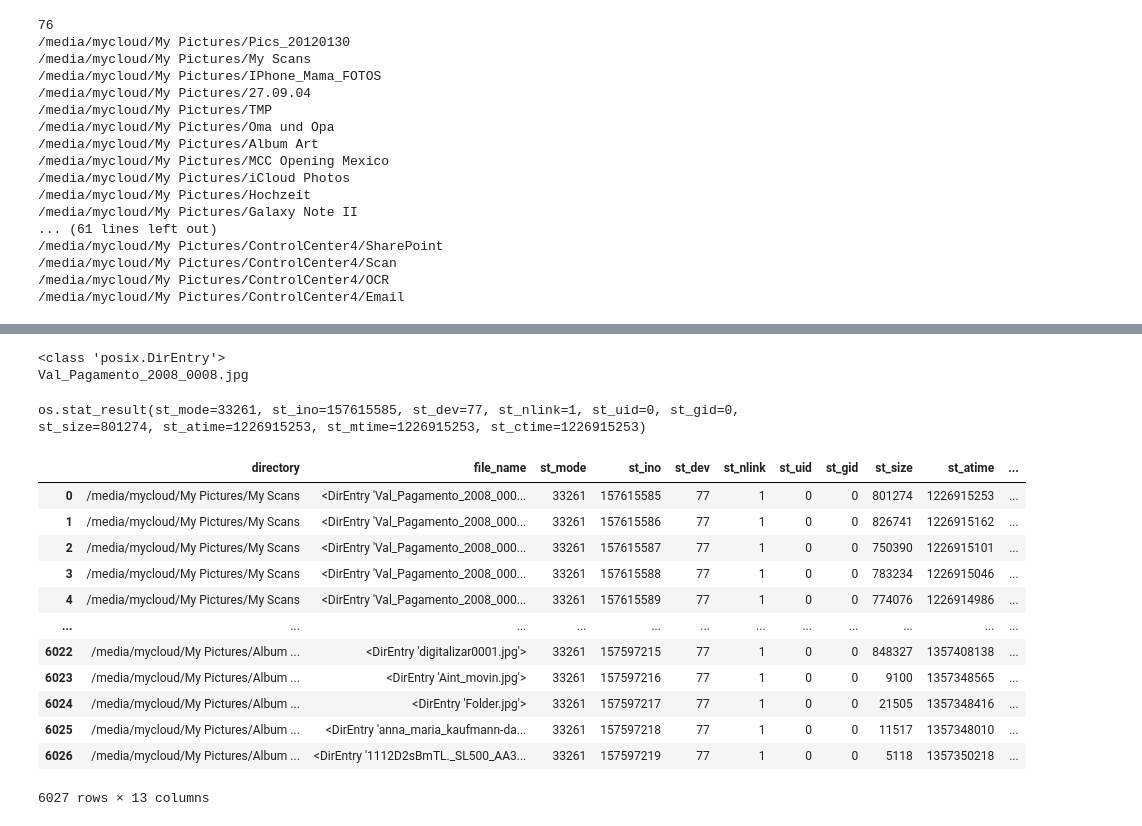
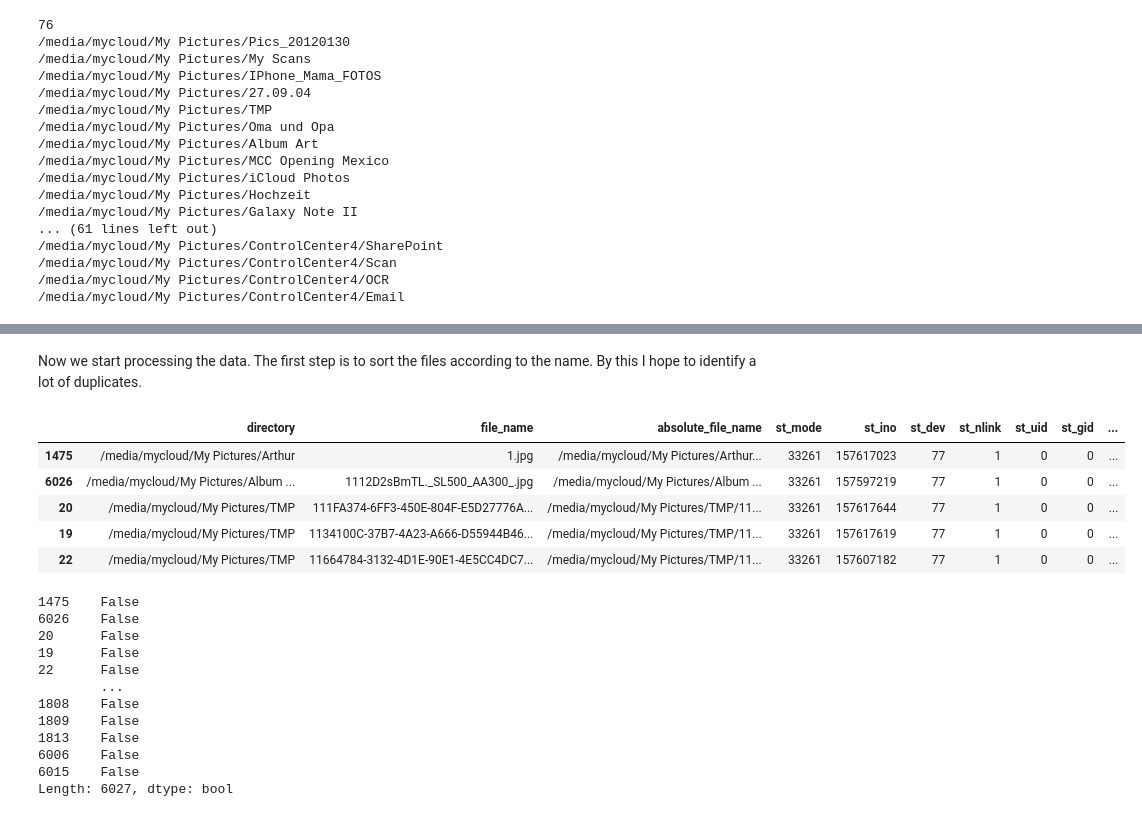
Before and after one commit to aloiswirth/sort_fotos, a Jupyter notebook: nbs/00_pictures.ipynb, the cells around one changed output, grey strips where cells are left out. Saved outputs shown, nothing was run; the diff lists cells and outputs as text; code cells hidden in the pictures.

```diff
--- a/nbs/00_pictures.ipynb
+++ b/nbs/00_pictures.ipynb
@@ -125,11 +136,0 @@ dtype: object
-# %%
-test = df.loc[0,"file_name"]
-print(type(test))
-print(test.name)
-# %% [output]
-<class 'posix.DirEntry'>
-Val_Pagamento_2008_0008.jpg
-# %%
-test.stat()
-# %% [output]
-os.stat_result(st_mode=33261, st_ino=157615585, st_dev=77, st_nlink=1, st_uid=0, st_gid=0, st_size=801274, st_atime=1226915253, st_mtime=1226915253, st_ctime=1226915253)
@@ -138,17 +137,29 @@ df["picture"] = df[; , "file_name"].name
-# %%
-for i in range(len(df)):
-    df
-# %% [output]
-|  | directory | file_name | st_mode | st_ino | st_dev | st_nlink | st_uid | st_gid | st_size | st_atime | ... |
-| 0 | /media/mycloud/My Pictures/My Scans | <DirEntry 'Val_Pagamento_2008_000... | 33261 | 157615585 | 77 | 1 | 0 | 0 | 801274 | 1226915253 | ... |
-| 1 | /media/mycloud/My Pictures/My Scans | <DirEntry 'Val_Pagamento_2008_000... | 33261 | 157615586 | 77 | 1 | 0 | 0 | 826741 | 1226915162 | ... |
-| 2 | /media/mycloud/My Pictures/My Scans | <DirEntry 'Val_Pagamento_2008_000... | 33261 | 157615587 | 77 | 1 | 0 | 0 | 750390 | 1226915101 | ... |
-| 3 | /media/mycloud/My Pictures/My Scans | <DirEntry 'Val_Pagamento_2008_000... | 33261 | 157615588 | 77 | 1 | 0 | 0 | 783234 | 1226915046 | ... |
-| 4 | /media/mycloud/My Pictures/My Scans | <DirEntry 'Val_Pagamento_2008_000... | 33261 | 157615589 | 77 | 1 | 0 | 0 | 774076 | 1226914986 | ... |
-| ... | ... | ... | ... | ... | ... | ... | ... | ... | ... | ... | ... |
-| 6022 | /media/mycloud/My Pictures/Album ... | <DirEntry 'digitalizar0001.jpg'> | 33261 | 157597215 | 77 | 1 | 0 | 0 | 848327 | 1357408138 | ... |
-| 6023 | /media/mycloud/My Pictures/Album ... | <DirEntry 'Aint_movin.jpg'> | 33261 | 157597216 | 77 | 1 | 0 | 0 | 9100 | 1357348565 | ... |
-| 6024 | /media/mycloud/My Pictures/Album ... | <DirEntry 'Folder.jpg'> | 33261 | 157597217 | 77 | 1 | 0 | 0 | 21505 | 1357348416 | ... |
-| 6025 | /media/mycloud/My Pictures/Album ... | <DirEntry 'anna_maria_kaufmann-da... | 33261 | 157597218 | 77 | 1 | 0 | 0 | 11517 | 1357348010 | ... |
-| 6026 | /media/mycloud/My Pictures/Album ... | <DirEntry '1112D2sBmTL._SL500_AA3... | 33261 | 157597219 | 77 | 1 | 0 | 0 | 5118 | 1357350218 | ... |
-6027 rows × 13 columns
+# %% [markdown]
+Now we start processing the data. The first step is to sort the files according to the name. By this I hope to identify a lot of duplicates.
+# %%
+#export
+df.sort_values("file_name", inplace=True)
+df.head()
+# %% [output]
+|  | directory | file_name | absolute_file_name | st_mode | st_ino | st_dev | st_nlink | st_uid | st_gid | ... |
+| 1475 | /media/mycloud/My Pictures/Arthur | 1.jpg | /media/mycloud/My Pictures/Arthur... | 33261 | 157617023 | 77 | 1 | 0 | 0 | ... |
+| 6026 | /media/mycloud/My Pictures/Album ... | 1112D2sBmTL._SL500_AA300_.jpg | /media/mycloud/My Pictures/Album ... | 33261 | 157597219 | 77 | 1 | 0 | 0 | ... |
+| 20 | /media/mycloud/My Pictures/TMP | 111FA374-6FF3-450E-804F-E5D27776A... | /media/mycloud/My Pictures/TMP/11... | 33261 | 157617644 | 77 | 1 | 0 | 0 | ... |
+| 19 | /media/mycloud/My Pictures/TMP | 1134100C-37B7-4A23-A666-D55944B46... | /media/mycloud/My Pictures/TMP/11... | 33261 | 157617619 | 77 | 1 | 0 | 0 | ... |
+| 22 | /media/mycloud/My Pictures/TMP | 11664784-3132-4D1E-90E1-4E5CC4DC7... | /media/mycloud/My Pictures/TMP/11... | 33261 | 157607182 | 77 | 1 | 0 | 0 | ... |
+# %%
+#export
+df.duplicated(subset=['file_name'])
+# %% [output]
+1475    False
+6026    False
+20      False
+19      False
+22      False
+        ...
+1808    False
+1809    False
+1813    False
+6006    False
+6015    False
+Length: 6027, dtype: bool
```
Also changed, not shown: parts of 13 cells of this notebook, 3 other files.
